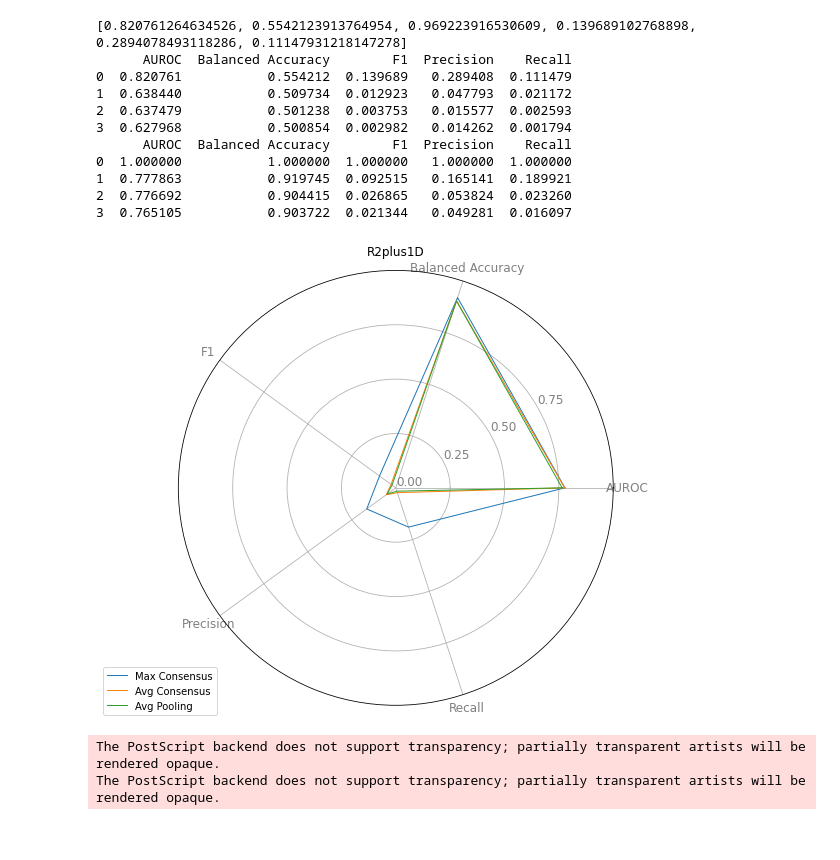
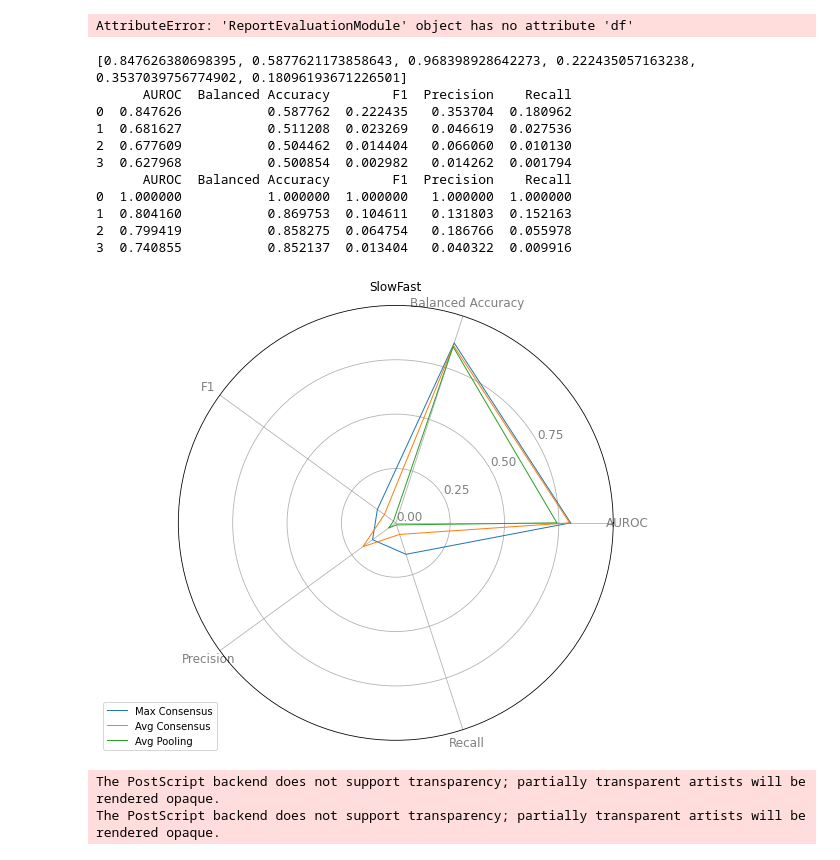
Before and after one commit to simnado/Socc-HAR-Toolkit, a Jupyter notebook: notebooks/consensus.ipynb, the cells around one changed output. Drawn from its saved outputs; the diff is of its cells as text; code cells hidden in the pictures.

```diff
--- a/notebooks/consensus.ipynb
+++ b/notebooks/consensus.ipynb
@@ -28,10 +28,19 @@ dm = DataModule(database='socc-har-32-v0.1.1',
 
 db = dm.database
 # %%
-metric_type = 'macro'
-title = 'R2plus1D'
-#title = 'SlowFast'
+metric = 'macro'
+#title = 'R2plus1D'
+title = 'SlowFast'
 # %%
 max_eval = ReportEvaluationModule('.', dm, pd.read_csv(f'./consensus/{title}/max/report (15).csv'), None, ['png', 'eps'])
 pool_eval = ReportEvaluationModule('.', dm, pd.read_csv(f'./consensus/{title}/pool/report (15).csv'), None, ['png', 'eps'])
 avg_eval = ReportEvaluationModule('.', dm, pd.read_csv(f'./consensus/{title}/avg/report (15).csv'), None, ['png', 'eps'])
+
+_, max_v = max_eval.get_scalars(False)
+max_v = max_v['test']
+_, pool_v = pool_eval.get_scalars(False)
+pool_v = pool_v['test']
+_, avg_v = avg_eval.get_scalars(False)
+avg_v = avg_v['test']
+# %% [output]
+AttributeError: 'ReportEvaluationModule' object has no attribute 'df'
@@ -49,7 +53,7 @@ import numpy as np
 
 types = dict(micro=0, macro=1, weighted=2)
 
-metric_type = types[metric_type]
+metric_type = types[metric]
 
 
 val_metrics = dict(
@@ -88,41 +92,41 @@ values = df.mean().values.flatten().tolist()
 values += values[:1] # repeat the first value to close the circular graph
 angles = [n / float(len(categories)) * 2 * pi for n in range(len(categories))]
 angles += angles[:1]
 
 # define plot
 fig, ax = plt.subplots(nrows=1, ncols=1, figsize=(8, 8),
                         subplot_kw=dict(polar=True))
 plt.xticks(angles[:-1], categories, color='grey', size=12)
 plt.yticks(np.arange(0, 1, 0.25),
            color='grey', size=12)
 plt.ylim(0, 1)
 ax.set_rlabel_position(30)
 
 # draw radar-chart:
 for i in range(1, len(df)):
     val_c1 = df.loc[i].values.flatten().tolist()
     val_c1 += val_c1[:1]
     ax.plot(angles, val_c1, linewidth=1, linestyle='solid',
             label=labels[i])
     #ax.fill(angles, val_c1, alpha=0.4)
 
 # add legent and show plot
 plt.legend(loc='upper right', bbox_to_anchor=(0.1, 0.1))
 plt.title(title)
 plt.show()
 # %% [output]
-[0.820761264634526, 0.5542123913764954, 0.969223916530609, 0.139689102768898, 0.2894078493118286, 0.11147931218147278]
+[0.847626380698395, 0.5877621173858643, 0.968398928642273, 0.222435057163238, 0.3537039756774902, 0.18096193671226501]
       AUROC  Balanced Accuracy        F1  Precision    Recall
-0  0.820761           0.554212  0.139689   0.289408  0.111479
-1  0.638440           0.509734  0.012923   0.047793  0.021172
-2  0.637479           0.501238  0.003753   0.015577  0.002593
+0  0.847626           0.587762  0.222435   0.353704  0.180962
+1  0.681627           0.511208  0.023269   0.046619  0.027536
+2  0.677609           0.504462  0.014404   0.066060  0.010130
 3  0.627968           0.500854  0.002982   0.014262  0.001794
       AUROC  Balanced Accuracy        F1  Precision    Recall
 0  1.000000           1.000000  1.000000   1.000000  1.000000
-1  0.777863           0.919745  0.092515   0.165141  0.189921
-2  0.776692           0.904415  0.026865   0.053824  0.023260
-3  0.765105           0.903722  0.021344   0.049281  0.016097
+1  0.804160           0.869753  0.104611   0.131803  0.152163
+2  0.799419           0.858275  0.064754   0.186766  0.055978
+3  0.740855           0.852137  0.013404   0.040322  0.009916
-[figure, old version]
+[figure, new version]
 # %%
 fig.savefig(f'/Users/simonnarendorf/Documents/Projects/soccer-action-classification/Thesis/img/07_consensus_{title}.eps', format='eps')
 # %% [output]
```
Also changed, not shown: parts of 2 cells of this notebook, 7 other files.
